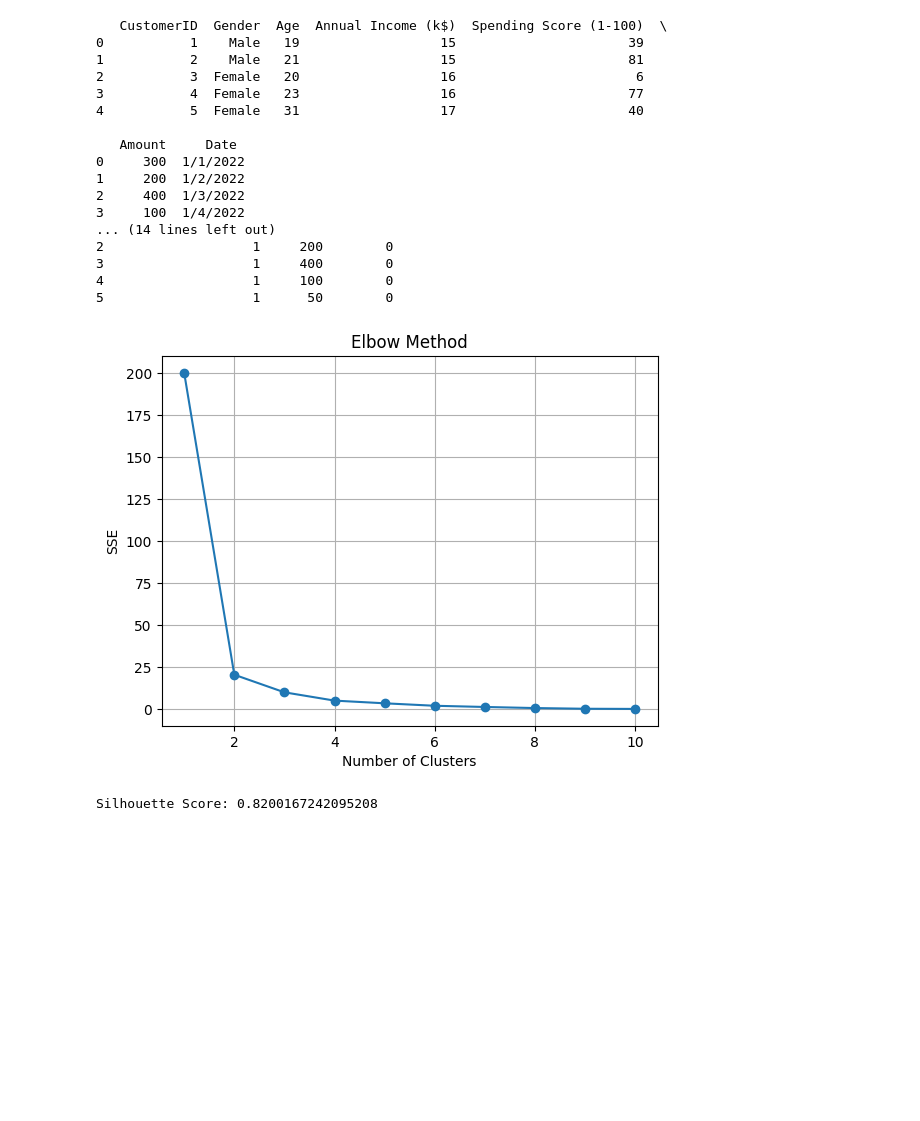
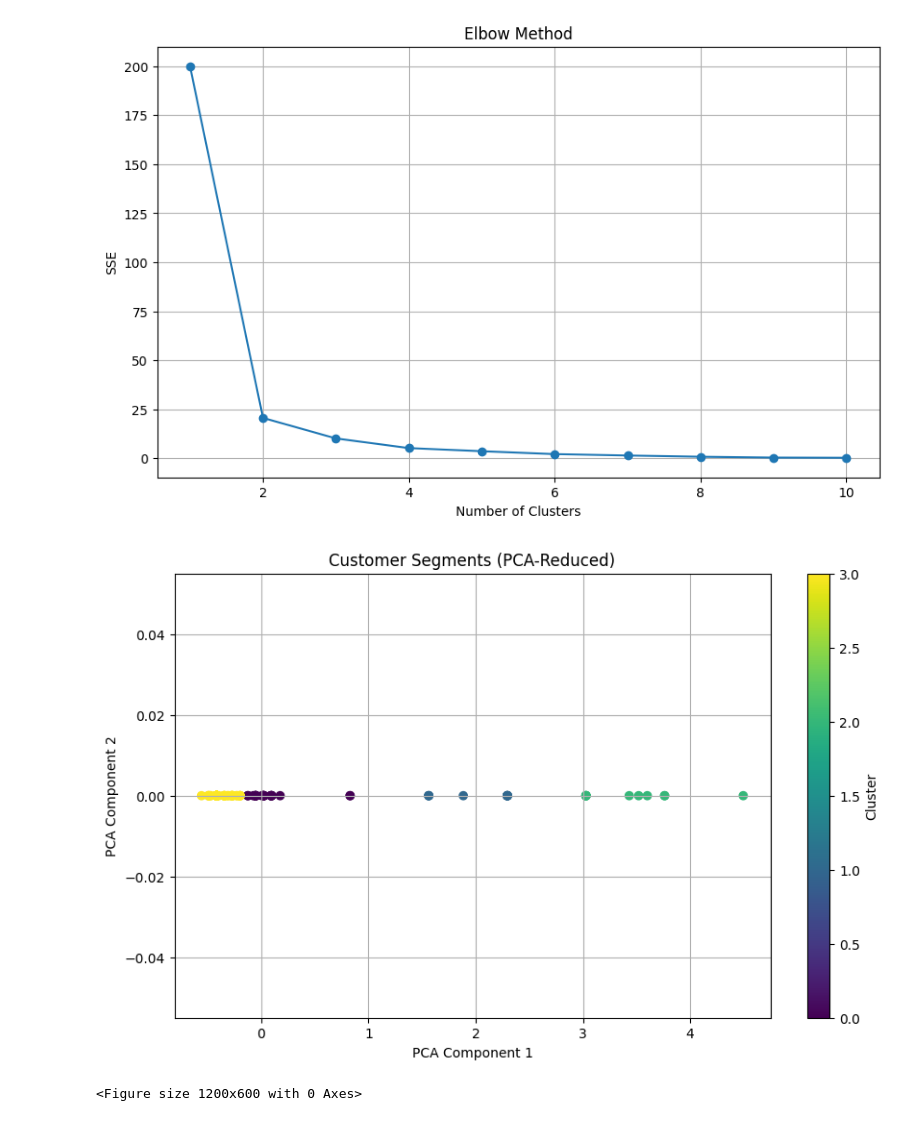
Before and after one commit to iqra-creator/DEN, a Jupyter notebook: Task 1.ipynb, the cells around one changed output. Drawn from its saved outputs; the diff is of its cells as text; code cells hidden in the pictures; blank space fills up the shorter version.

```diff
--- a/Task 1.ipynb
+++ b/Task 1.ipynb
@@ -10,18 +10,12 @@ from sklearn.decomposition import PCA
 
 # Load and preview data
 def load_data(file_path):
-    df = pd.read_csv('/content/Mall_Customers.csv')
-    print(df.head())
-    print("\nMissing values per column:")
-    print(df.isnull().sum())
+    df = pd.read_csv(file_path)
     return df
 
 # Clean and preprocess data
 def clean_data(df):
     df.fillna(0, inplace=True)
-    if 'Date' in df.columns:
-        print(df['Date'].dtype)
-        print(df['Date'].unique())
     return df
 
 # Create RFM features
@@ -31,7 +25,6 @@ def create_rfm(df):
         'Amount': 'sum'
     }).rename(columns={'CustomerID': 'Frequency'})
     rfm['Recency'] = 0
-    print(rfm.head())
     return rfm
 
 # Normalize RFM features
@@ -43,9 +36,10 @@ def normalize_rfm(rfm):
 def plot_elbow_method(rfm_normalized):
     sse = []
     for k in range(1, 11):
-        kmeans = KMeans(n_clusters=k, random_state=42)
+        kmeans = KMeans(n_clusters=k, n_init=10, random_state=42)  # Explicitly set n_init
         kmeans.fit(rfm_normalized)
         sse.append(kmeans.inertia_)
+    plt.figure(figsize=(10, 6))
     plt.plot(range(1, 11), sse, marker='o')
     plt.title('Elbow Method')
     plt.xlabel('Number of Clusters')
@@ -55,65 +49,53 @@ def plot_elbow_method(rfm_normalized):
 
 # Apply K-means clustering
 def apply_kmeans(rfm_normalized, rfm, k):
-    kmeans = KMeans(n_clusters=k, random_state=42)
+    kmeans = KMeans(n_clusters=k, n_init=10, random_state=42)  # Explicitly set n_init
     rfm['Cluster'] = kmeans.fit_predict(rfm_normalized)
-    sil_score = silhouette_score(rfm_normalized, rfm['Cluster'])
-    print(f'Silhouette Score: {sil_score}')
     return rfm
 
 # Visualize clusters using PCA
 def visualize_pca_clusters(rfm, rfm_normalized):
     pca = PCA(n_components=2)
     rfm_pca = pca.fit_transform(rfm_normalized)
+    plt.figure(figsize=(10, 6))
     plt.scatter(rfm_pca[:, 0], rfm_pca[:, 1], c=rfm['Cluster'], cmap='viridis')
     plt.title('Customer Segments (PCA-Reduced)')
+    plt.xlabel('PCA Component 1')
+    plt.ylabel('PCA Component 2')
     plt.grid(True)
+    plt.colorbar(label='Cluster')
     plt.show()
 
 # Visualize cluster characteristics
 def visualize_cluster_characteristics(rfm):
     cluster_summary = rfm.groupby('Cluster').agg({
         'Recency': 'mean',
         'Frequency': 'mean',
-        'Amount': 'mean'   #Monetary
+        'Amount': 'mean'
     }).reset_index()
+    plt.figure(figsize=(12, 6))
     cluster_summary.plot(kind='bar', x='Cluster', stacked=False)
     plt.title('Average RFM Values by Customer Segment')
+    plt.xlabel('Cluster')
     plt.ylabel('Average Value')
     plt.grid(True)
     plt.show()
 
 # Main function
 def main():
     df = load_data('/content/Mall_Customers.csv')
     df_clean = clean_data(df)
     rfm = create_rfm(df_clean)
     rfm_normalized = normalize_rfm(rfm)
     plot_elbow_method(rfm_normalized)
     rfm_clustered = apply_kmeans(rfm_normalized, rfm, k=4)
     visualize_pca_clusters(rfm_clustered, rfm_normalized)
     visualize_cluster_characteristics(rfm_clustered)
 
 # Execute the script
 if __name__ == "__main__":
     main()
 # %% [output]
+[figure, new version]
+[figure, new version]
-   CustomerID  Gender  Age  Annual Income (k$)  Spending Score (1-100)  \
-0           1    Male   19                  15                      39
-1           2    Male   21                  15                      81
-2           3  Female   20                  16                       6
-3           4  Female   23                  16                      77
-4           5  Female   31                  17                      40
-
-   Amount     Date
-0     300  1/1/2022
-1     200  1/2/2022
-2     400  1/3/2022
-3     100  1/4/2022
-... (14 lines left out)
-2                   1     200        0
-3                   1     400        0
-4                   1     100        0
-5                   1      50        0
+<Figure size 1200x600 with 0 Axes>
-[figure, old version]
-Silhouette Score: 0.8200167242095208
```
Also changed, not shown: parts of 1 cell of this notebook.
